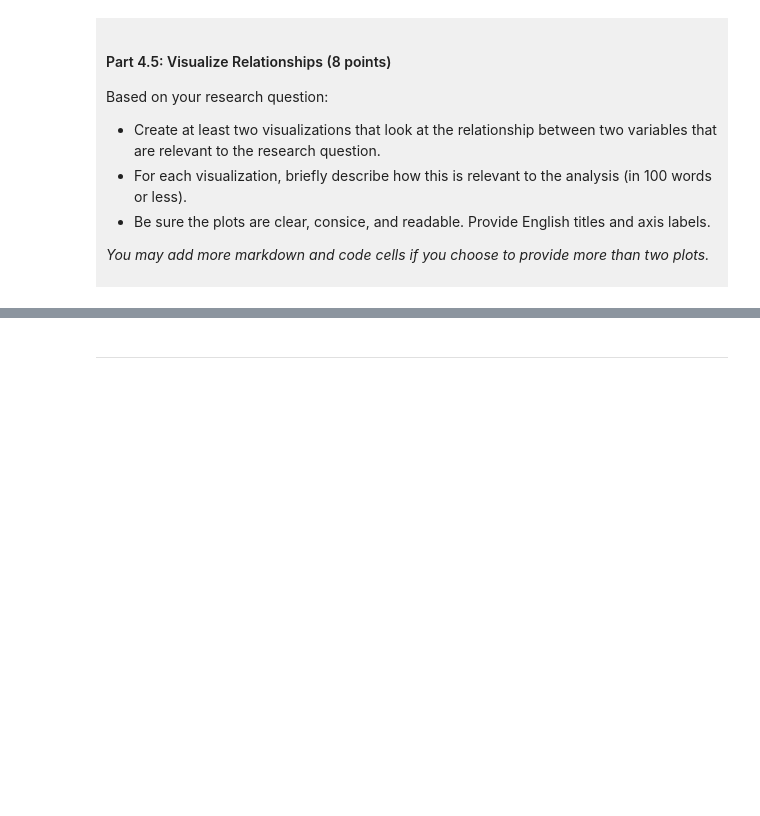
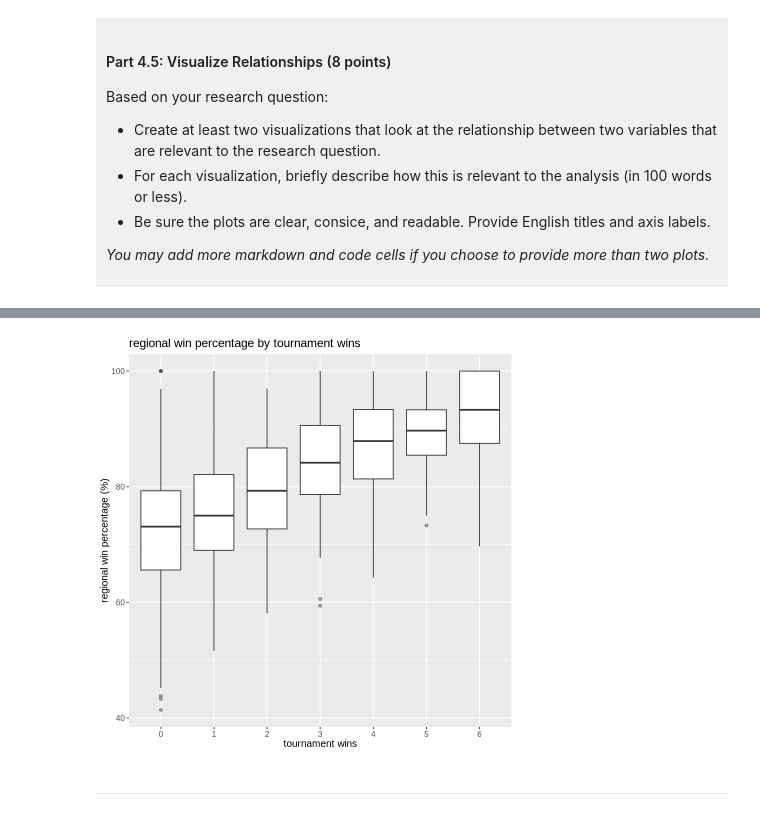
Before and after one commit to chanchancatherine9-web/dsci-100-project-catherine-aung, a Jupyter notebook: dsci-100-project-notebook.ipynb, the cells around one changed output, grey strips where cells are left out. Saved outputs shown, nothing was run; the diff lists cells and outputs as text; code cells hidden in the pictures; blank space fills up the shorter version.

```diff
--- a/dsci-100-project-notebook.ipynb
+++ b/dsci-100-project-notebook.ipynb
@@ -317,5 +405,13 @@ Visualization 2: %%% EDIT THIS MARKDOWN CELL%%%
 # %%
-### EDIT THIS CODE CELL FOR VISUALIZATION 2###
+ggplot(basketball_tidy, aes(x=factor(tourney_wins), y=reg_wins_pct))+
+    geom_boxplot(outlier.alpha=0.45)+
+    labs(
+        title="regional win percentage by tournament wins",
+        x="tournament wins",
+        y="regional win percentage (%)")+
+theme(text=element_text(size=12))
+# %% [output]
+[figure, added]
 # %% [markdown]
 ------
 # %% [markdown]
```
Also changed, not shown: parts of 9 cells of this notebook.
